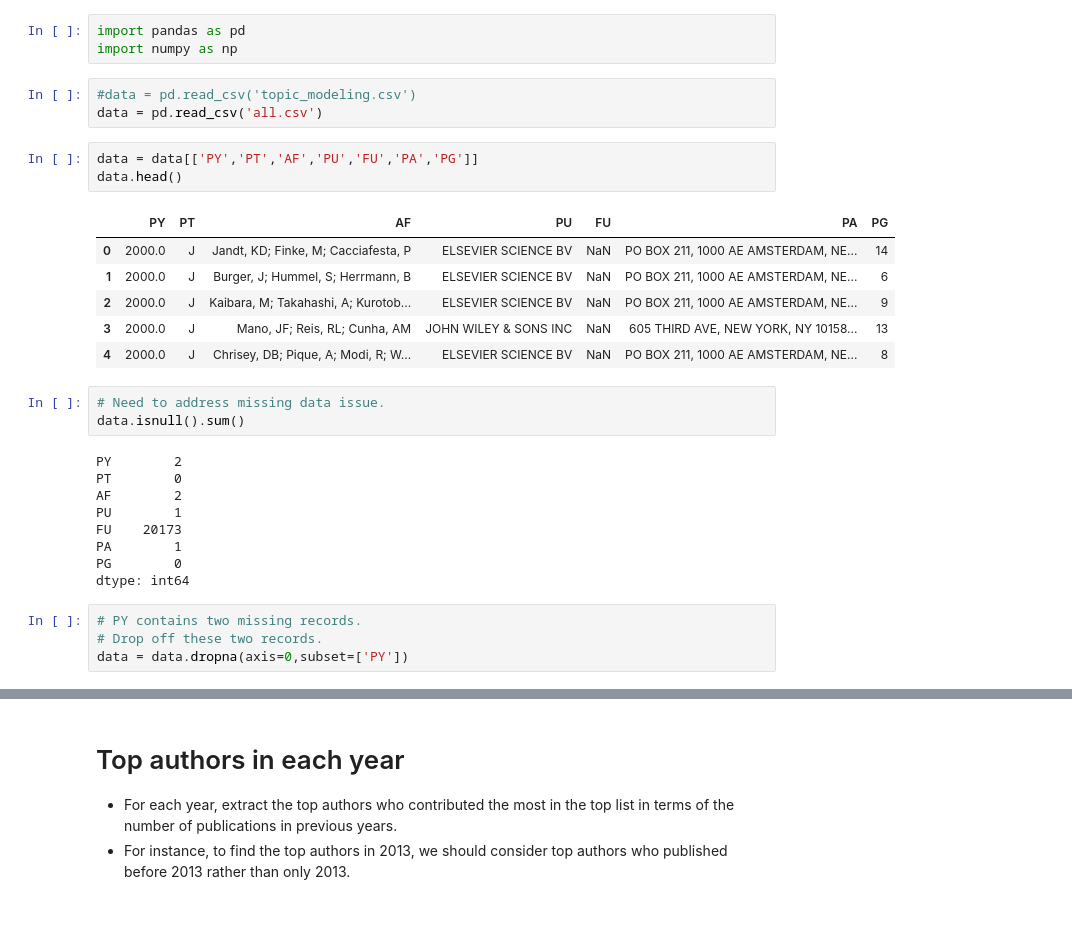
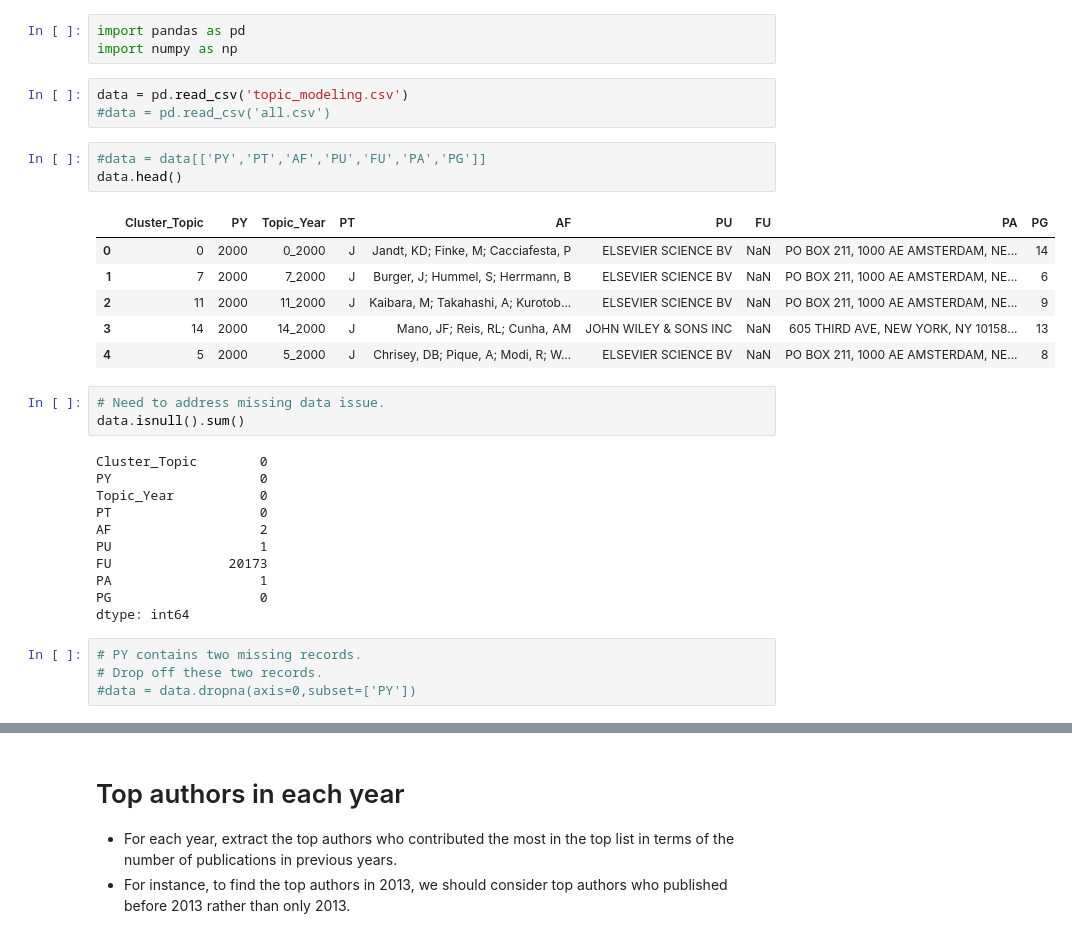
Before and after one commit to fudamio/Biomaterial-Topic-Analysis, a Jupyter notebook: scripts/Feature_Engineering.ipynb, the cells around one changed output, grey strips where cells are left out. Saved outputs shown, nothing was run; the diff lists cells and outputs as text.

```diff
--- a/scripts/Feature_Engineering.ipynb
+++ b/scripts/Feature_Engineering.ipynb
@@ -2,31 +2,33 @@
 import pandas as pd
 import numpy as np
 # %%
-#data = pd.read_csv('topic_modeling.csv')
-data = pd.read_csv('all.csv')
+data = pd.read_csv('topic_modeling.csv')
+#data = pd.read_csv('all.csv')
 # %%
-data = data[['PY','PT','AF','PU','FU','PA','PG']]
+#data = data[['PY','PT','AF','PU','FU','PA','PG']]
 data.head()
 # %% [output]
-|  | PY | PT | AF | PU | FU | PA | PG |
-| 0 | 2000.0 | J | Jandt, KD; Finke, M; Cacciafesta, P | ELSEVIER SCIENCE BV | NaN | PO BOX 211, 1000 AE AMSTERDAM, NE... | 14 |
-| 1 | 2000.0 | J | Burger, J; Hummel, S; Herrmann, B | ELSEVIER SCIENCE BV | NaN | PO BOX 211, 1000 AE AMSTERDAM, NE... | 6 |
-| 2 | 2000.0 | J | Kaibara, M; Takahashi, A; Kurotob... | ELSEVIER SCIENCE BV | NaN | PO BOX 211, 1000 AE AMSTERDAM, NE... | 9 |
-| 3 | 2000.0 | J | Mano, JF; Reis, RL; Cunha, AM | JOHN WILEY & SONS INC | NaN | 605 THIRD AVE, NEW YORK, NY 10158... | 13 |
-| 4 | 2000.0 | J | Chrisey, DB; Pique, A; Modi, R; W... | ELSEVIER SCIENCE BV | NaN | PO BOX 211, 1000 AE AMSTERDAM, NE... | 8 |
+|  | Cluster_Topic | PY | Topic_Year | PT | AF | PU | FU | PA | PG |
+| 0 | 0 | 2000 | 0_2000 | J | Jandt, KD; Finke, M; Cacciafesta, P | ELSEVIER SCIENCE BV | NaN | PO BOX 211, 1000 AE AMSTERDAM, NE... | 14 |
+| 1 | 7 | 2000 | 7_2000 | J | Burger, J; Hummel, S; Herrmann, B | ELSEVIER SCIENCE BV | NaN | PO BOX 211, 1000 AE AMSTERDAM, NE... | 6 |
+| 2 | 11 | 2000 | 11_2000 | J | Kaibara, M; Takahashi, A; Kurotob... | ELSEVIER SCIENCE BV | NaN | PO BOX 211, 1000 AE AMSTERDAM, NE... | 9 |
+| 3 | 14 | 2000 | 14_2000 | J | Mano, JF; Reis, RL; Cunha, AM | JOHN WILEY & SONS INC | NaN | 605 THIRD AVE, NEW YORK, NY 10158... | 13 |
+| 4 | 5 | 2000 | 5_2000 | J | Chrisey, DB; Pique, A; Modi, R; W... | ELSEVIER SCIENCE BV | NaN | PO BOX 211, 1000 AE AMSTERDAM, NE... | 8 |
 # %%
 # Need to address missing data issue.
 data.isnull().sum()
 # %% [output]
-PY        2
-PT        0
-AF        2
-PU        1
-FU    20173
-PA        1
-PG        0
+Cluster_Topic        0
+PY                   0
+Topic_Year           0
+PT                   0
+AF                   2
+PU                   1
+FU               20173
+PA                   1
+PG                   0
 dtype: int64
 # %%
 # PY contains two missing records.
 # Drop off these two records.
-data = data.dropna(axis=0,subset=['PY'])
+#data = data.dropna(axis=0,subset=['PY'])
```
Also changed, not shown: parts of 11 cells of this notebook, 1 other file.
